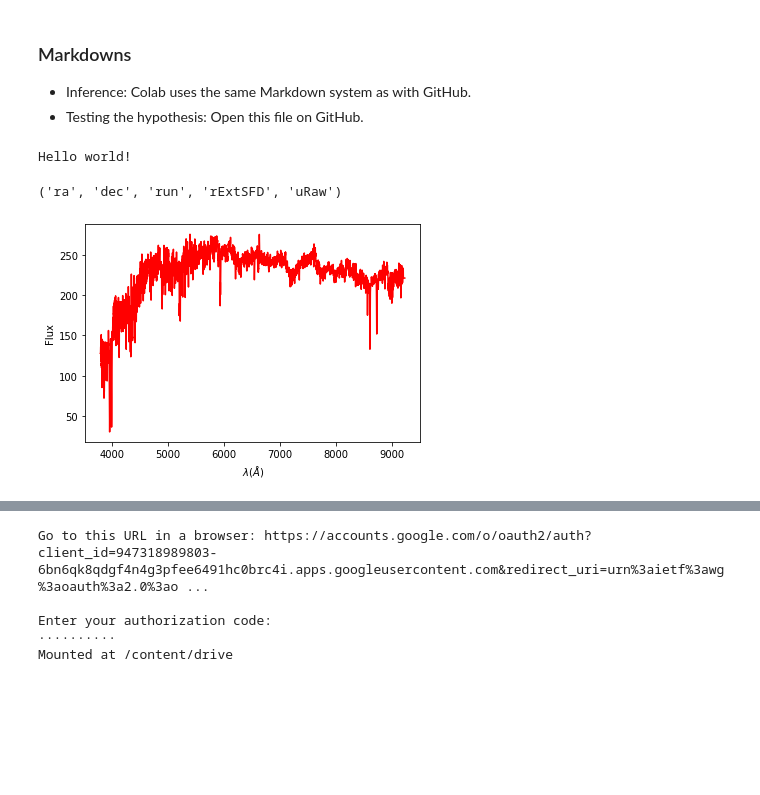
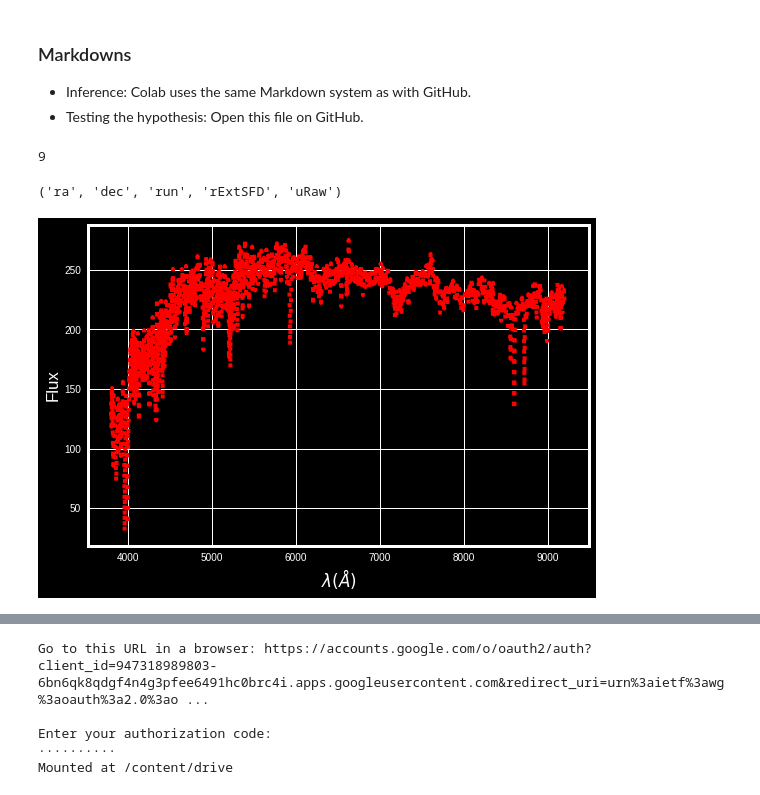
Before and after one commit to MIBRivera/hello-world, a Jupyter notebook: random.ipynb, the cells around one changed output, grey strips where cells are left out. Drawn from its saved outputs; the diff is of its cells as text; code cells hidden in the pictures; blank space fills up the shorter version.

Commit message:
Marco changed the plot style from the SDSS cell.

```diff
--- a/random.ipynb
+++ b/random.ipynb
@@ -10,10 +10,8 @@ def fxn(a,b,c):
   return (a+b)*c
 
 fxn(1,2,3)
-
-print('Hello world!')
 # %% [output]
-Hello world!
+9
 # %%
 from astroML.datasets import fetch_imaging_sample
 data = fetch_imaging_sample()
@@ -23,19 +21,21 @@ data.dtype.names[:5]
 # %%
 import matplotlib.pyplot as plt
 from astroML.datasets import fetch_sdss_spectrum
+
+plt.style.use('dark_background')
 
 plate = 1615 # plate number of the spectrum
 mjd = 53166 # modified Julian date
 fiber = 513 # fiber ID on a given plate
 data = fetch_sdss_spectrum(plate , mjd , fiber)
 ax = plt.axes()
-ax.plot(data. wavelength(), data.spectrum , '-r')
+ax.plot(data. wavelength(), data.spectrum , ':r')
 ax. set_xlabel(r'$\lambda (\AA)$')
 ax.set_ylabel('Flux')
 
 plt.show()
 # %% [output]
-[figure, old version]
+[figure, new version]
 # %%
 !pip install HealPy
 # %% [output]
```
